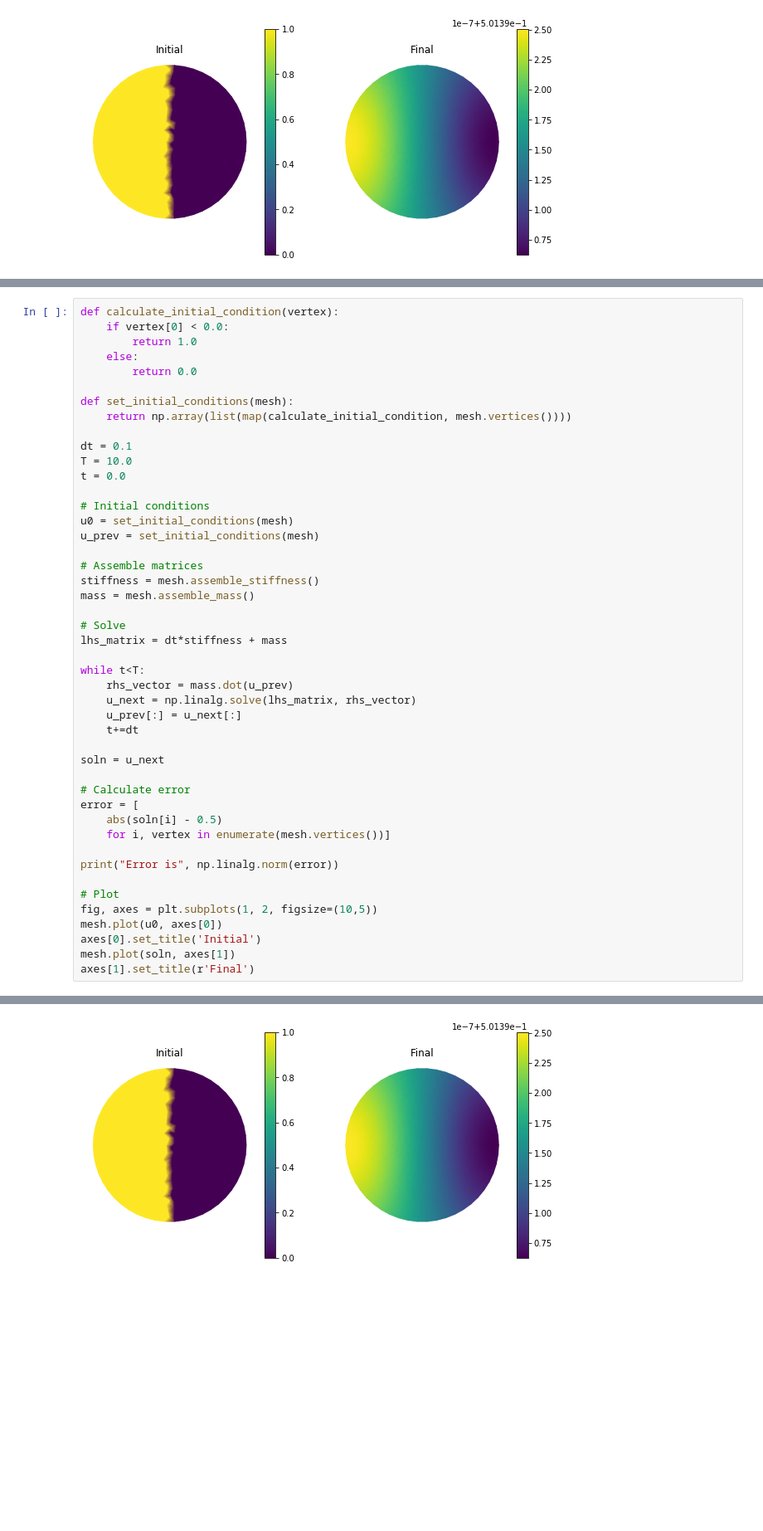
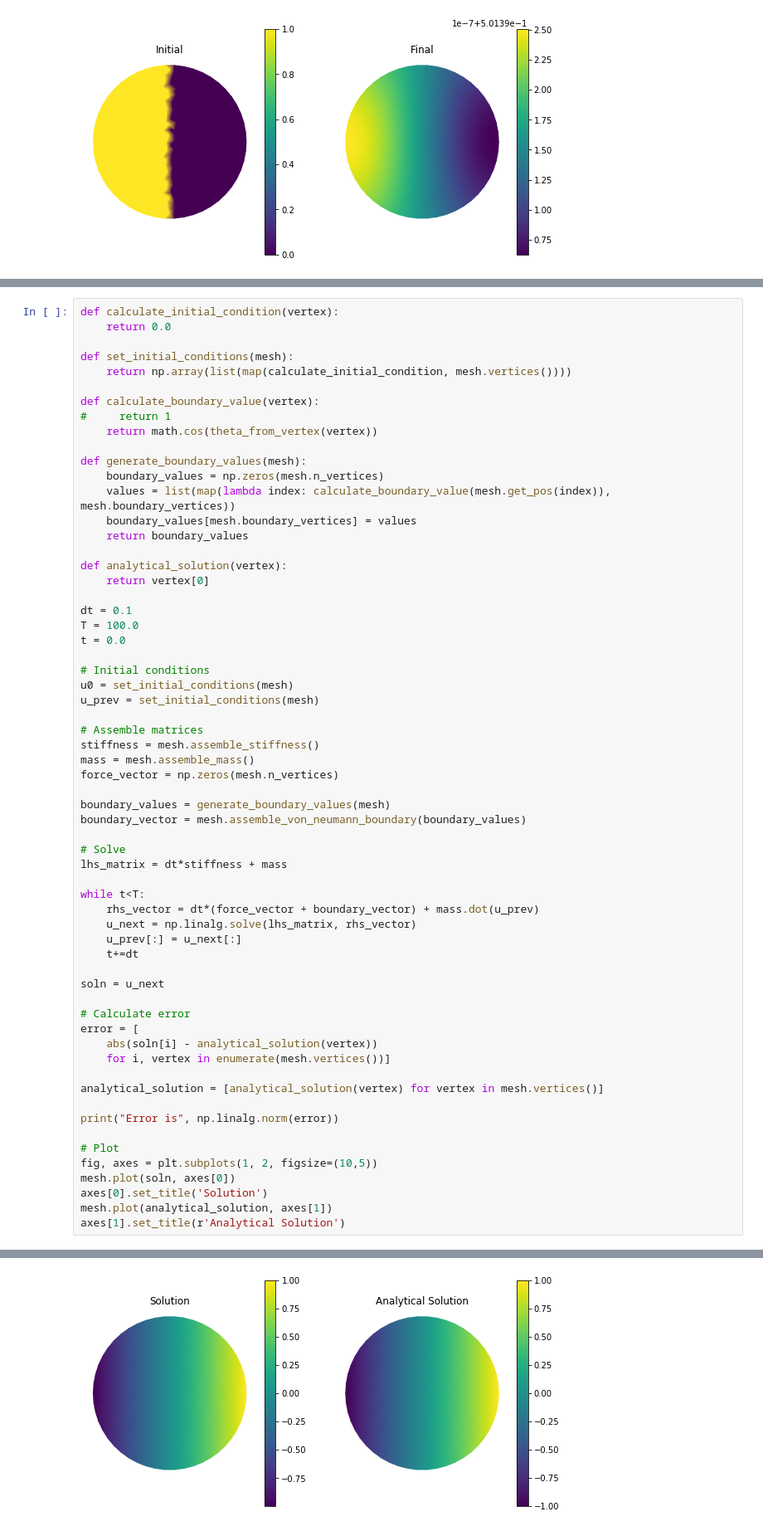
Before and after one commit to JamieJQuinn/gfp-simulator-9000, a Jupyter notebook: Diffusion in a Circle Test.ipynb, the cells around one changed output, grey strips where cells are left out. Shown at 83% size. Saved outputs shown, nothing was run; the diff lists cells and outputs as text; blank space fills up the shorter version.

```diff
--- a/Diffusion in a Circle Test.ipynb
+++ b/Diffusion in a Circle Test.ipynb
@@ -312,16 +328,26 @@ Text(0.5, 1.0, 'Final')
 - Initial state: $u=0$
 # %%
 def calculate_initial_condition(vertex):
-    if vertex[0] < 0.0:
-        return 1.0
-    else:
-        return 0.0
+    return 0.0
 
 def set_initial_conditions(mesh):
     return np.array(list(map(calculate_initial_condition, mesh.vertices())))
 
+def calculate_boundary_value(vertex):
+#     return 1
+    return math.cos(theta_from_vertex(vertex))
+
+def generate_boundary_values(mesh):
+    boundary_values = np.zeros(mesh.n_vertices)
+    values = list(map(lambda index: calculate_boundary_value(mesh.get_pos(index)), mesh.boundary_vertices))
+    boundary_values[mesh.boundary_vertices] = values
+    return boundary_values
+
+def analytical_solution(vertex):
+    return vertex[0]
+
 dt = 0.1
-T = 10.0
+T = 100.0
 t = 0.0
 
 # Initial conditions
@@ -331,12 +357,16 @@ u_prev = set_initial_conditions(mesh)
 # Assemble matrices
 stiffness = mesh.assemble_stiffness()
 mass = mesh.assemble_mass()
+force_vector = np.zeros(mesh.n_vertices)
+
+boundary_values = generate_boundary_values(mesh)
+boundary_vector = mesh.assemble_von_neumann_boundary(boundary_values)
 
 # Solve
 lhs_matrix = dt*stiffness + mass
 
 while t<T:
-    rhs_vector = mass.dot(u_prev)
+    rhs_vector = dt*(force_vector + boundary_vector) + mass.dot(u_prev)
     u_next = np.linalg.solve(lhs_matrix, rhs_vector)
     u_prev[:] = u_next[:]
     t+=dt
@@ -345,15 +375,17 @@ soln = u_next
 
 # Calculate error
 error = [
-    abs(soln[i] - 0.5)
+    abs(soln[i] - analytical_solution(vertex))
     for i, vertex in enumerate(mesh.vertices())]
+
+analytical_solution = [analytical_solution(vertex) for vertex in mesh.vertices()]
 
 print("Error is", np.linalg.norm(error))
 
 # Plot
 fig, axes = plt.subplots(1, 2, figsize=(10,5))
-mesh.plot(u0, axes[0])
-axes[0].set_title('Initial')
-mesh.plot(soln, axes[1])
-axes[1].set_title(r'Final')
+mesh.plot(soln, axes[0])
+axes[0].set_title('Solution')
+mesh.plot(analytical_solution, axes[1])
+axes[1].set_title(r'Analytical Solution')
 # %% [output]
@@ -362 +394 @@ Text(0.5, 1.0, 'Final')
-[figure, old version]
+[figure, new version]
```
Also changed, not shown: parts of 10 cells of this notebook, 1 other file.
